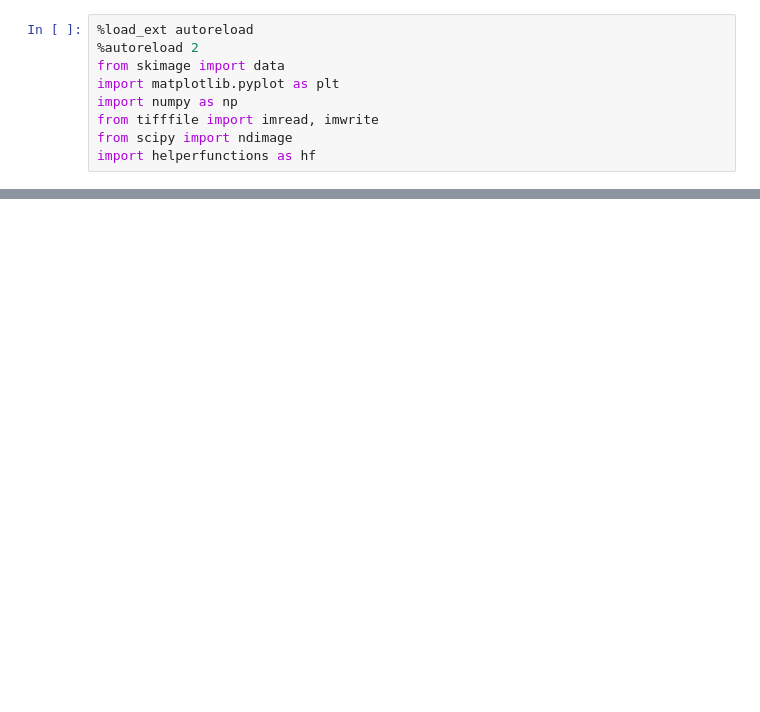
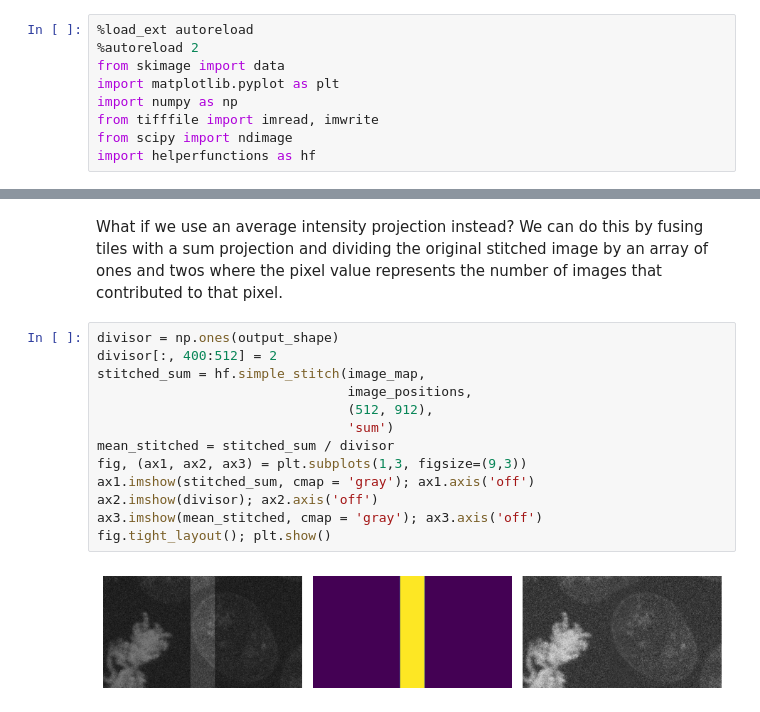
Before and after one commit to zacswider/linearblending, a Jupyter notebook: linearblending.ipynb, the cells around one changed output, grey strips where cells are left out. Drawn from its saved outputs; the diff is of its cells as text; blank space fills up the shorter version.

```diff
--- a/linearblending.ipynb
+++ b/linearblending.ipynb
@@ -85,0 +39,17 @@ left_gradient.shape
+# %% [markdown]
+What if we use an average intensity projection instead? We can do this by fusing tiles with a sum projection and dividing the original stitched image by an array of ones and twos where the pixel value represents the number of images that contributed to that pixel.
+# %%
+divisor = np.ones(output_shape)
+divisor[:, 400:512] = 2
+stitched_sum = hf.simple_stitch(image_map,
+                                image_positions,
+                                (512, 912),
+                                'sum')
+mean_stitched = stitched_sum / divisor
+fig, (ax1, ax2, ax3) = plt.subplots(1,3, figsize=(9,3))
+ax1.imshow(stitched_sum, cmap = 'gray'); ax1.axis('off')
+ax2.imshow(divisor); ax2.axis('off')
+ax3.imshow(mean_stitched, cmap = 'gray'); ax3.axis('off')
+fig.tight_layout(); plt.show()
+# %% [output]
+[figure, added]
```
Also changed, not shown: parts of 14 cells of this notebook, 1 other file.
